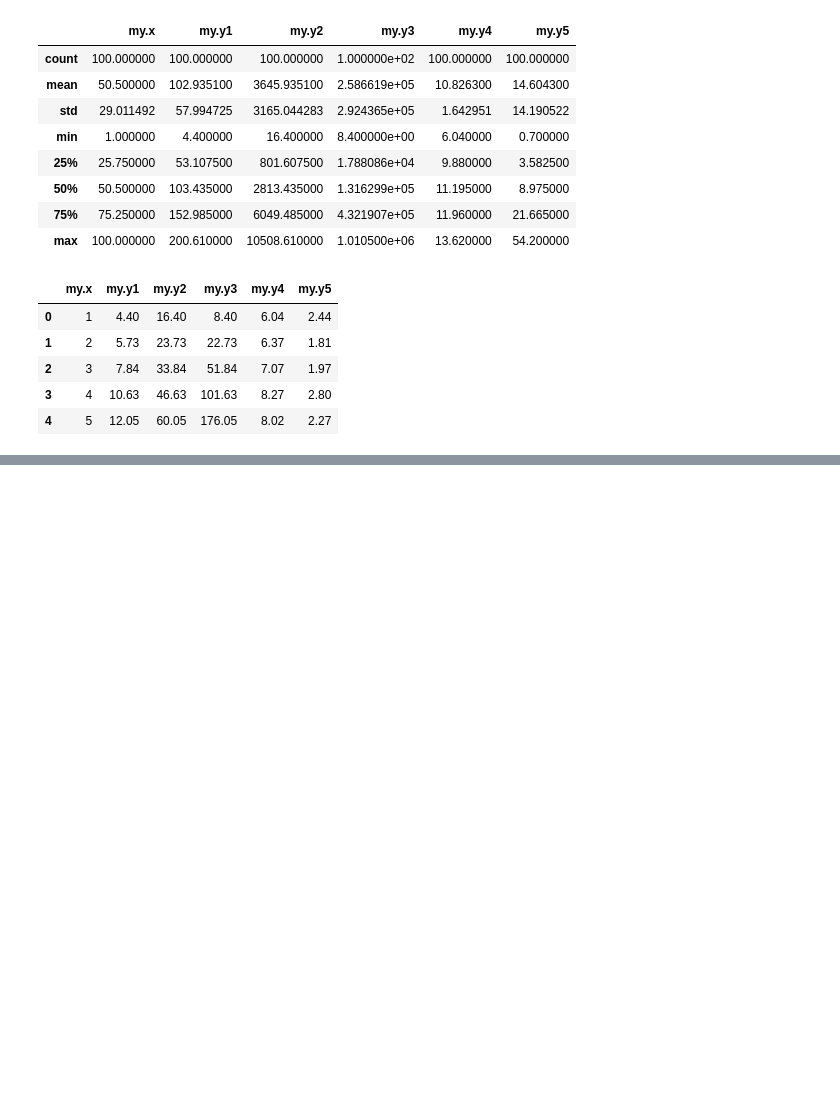
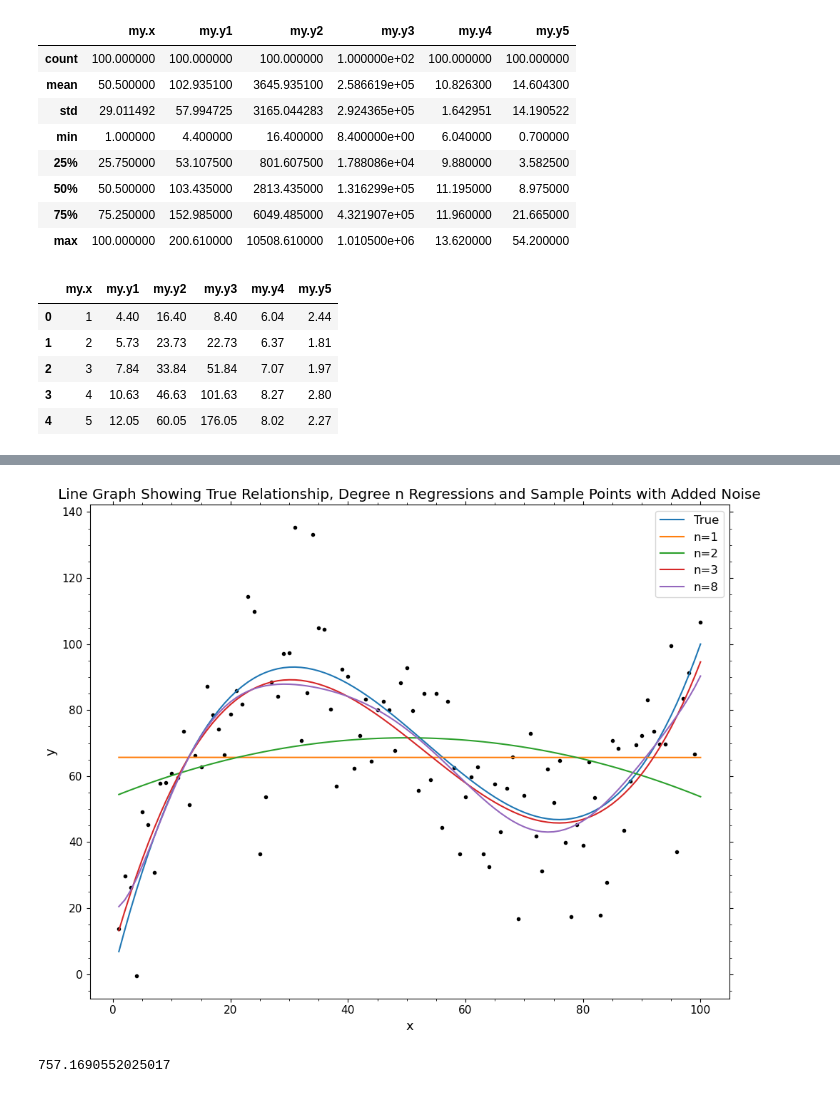
Before and after one commit to james-hughes1/mphildis-coursework, a Jupyter notebook: applied-data-science/Examples1.ipynb, the cells around one changed output, grey strips where cells are left out. Cells and saved outputs as stored; diff of their text form; code cells hidden in the pictures; blank space fills up the shorter version.

```diff
--- a/applied-data-science/Examples1.ipynb
+++ b/applied-data-science/Examples1.ipynb
@@ -132,0 +154,23 @@ sns.pairplot(preprc_df)
+# %%
+models = {}
+for n in range(1,11):
+    models[n] = LinearRegression().fit(X_train[:,:n+1], y_train)
+# %%
+plt.figure(figsize=(10,8))
+plt.scatter(x_vals, y, marker='.', c="black")
+plt.plot(x_vals, f(x_vals), label="True")
+plt.plot(x_vals, models[1].predict(X[:,:2]), label="n=1")
+plt.plot(x_vals, models[2].predict(X[:,:3]), label="n=2")
+plt.plot(x_vals, models[3].predict(X[:,:4]), label="n=3")
+plt.plot(x_vals, models[8].predict(X[:,:9]), label="n=8")
+plt.legend()
+plt.xlabel("x")
+plt.ylabel("y")
+plt.title("Line Graph Showing True Relationship, Degree n Regressions and Sample Points with Added Noise")
+plt.show()
+# %% [output]
+[figure, added]
+# %%
+mean_squared_error(models[2].predict(X_test[:,:3]), y_test)
+# %% [output]
+757.1690552025017
```
Also changed, not shown: parts of 14 cells of this notebook.
